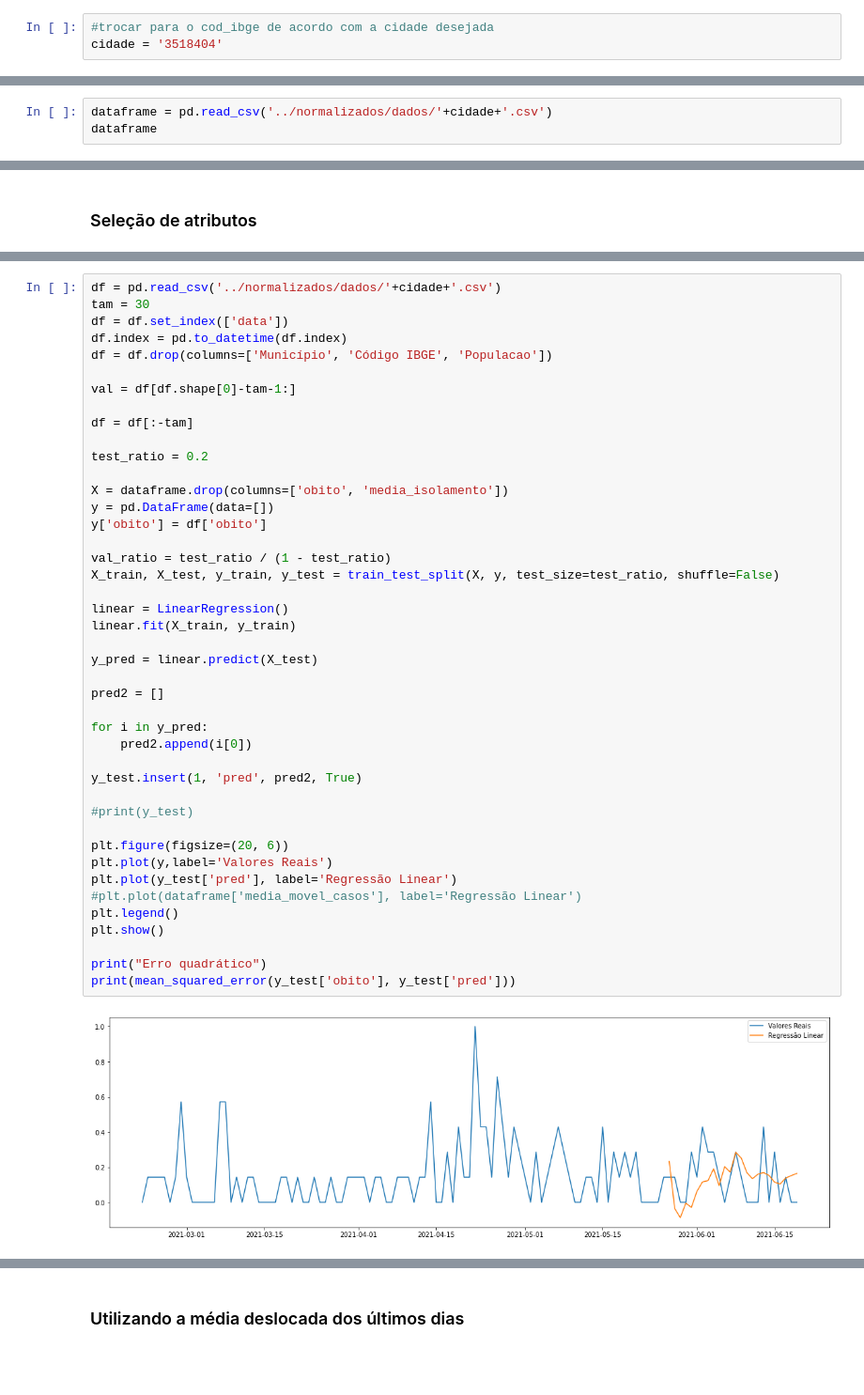
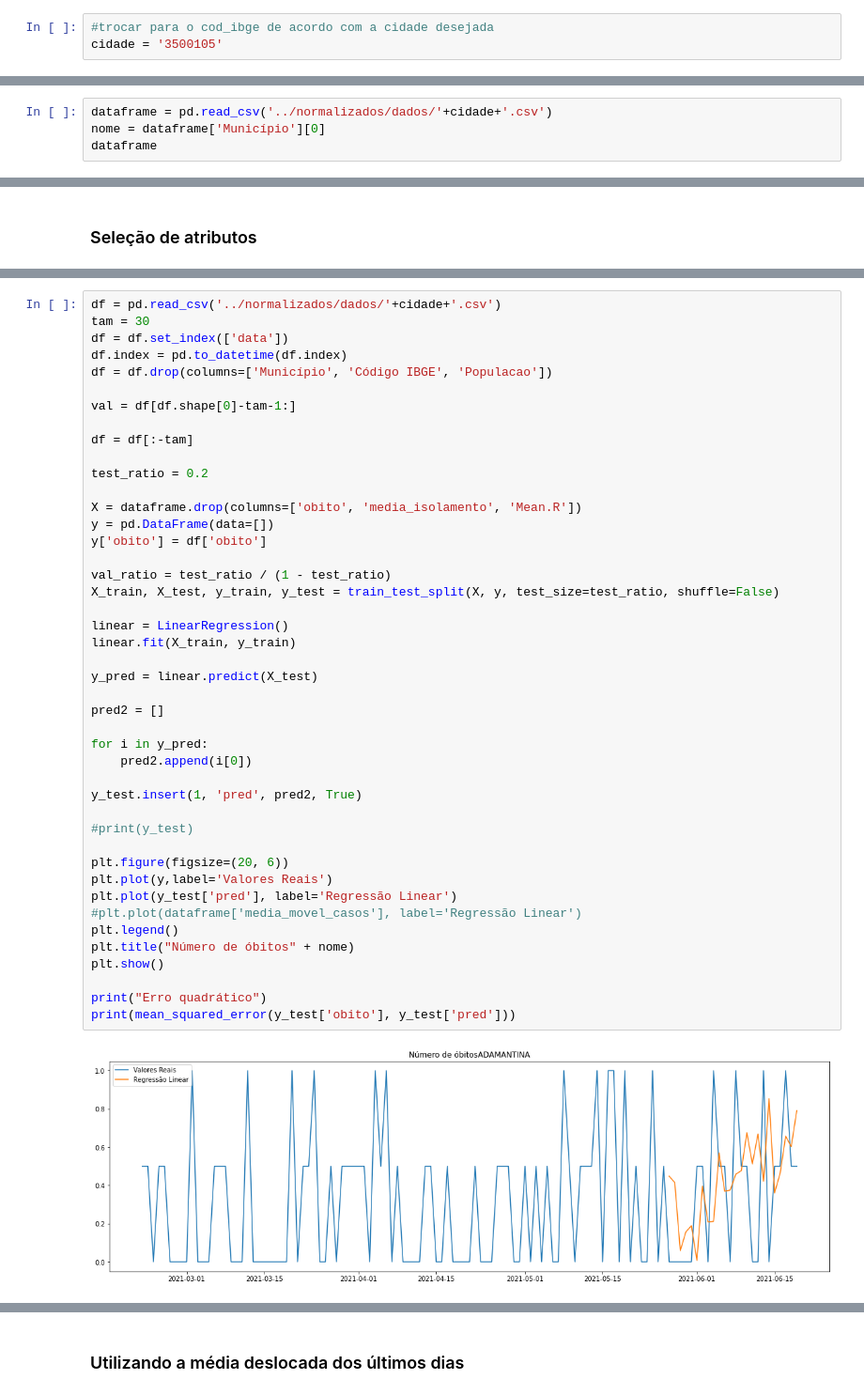
Before and after one commit to CamiloMaiaPires/ProjetoFinal_IA, a Jupyter notebook: Analise_modelos/Regressao.ipynb, the cells around one changed output, grey strips where cells are left out. Shown: that part at 94% size. Saved outputs shown, nothing was run; the diff lists cells and outputs as text; blank space fills up the shorter version.

```diff
--- a/Analise_modelos/Regressao.ipynb
+++ b/Analise_modelos/Regressao.ipynb
@@ -23,11 +23,12 @@ def daterange(start_date, end_date):
 ## Exemplo com Adamantina
 # %%
 #trocar para o cod_ibge de acordo com a cidade desejada
-cidade = '3518404'
+cidade = '3500105'
 # %% [markdown]
 ### Modelo para Casos
 # %%
 dataframe = pd.read_csv('../normalizados/dados/'+cidade+'.csv')
+nome = dataframe['Município'][0]
 dataframe
 # %% [output]
 |  | Unnamed: 0 | Município | Código IBGE | Populacao | Total 1ª Dose | Total 2ª Dose | Total Unica | ... |
@@ -346,36 +353,37 @@ df = df[:-tam]
 
 test_ratio = 0.2
 
-X = dataframe.drop(columns=['obito', 'media_isolamento'])
+X = dataframe.drop(columns=['obito', 'media_isolamento', 'Mean.R'])
 y = pd.DataFrame(data=[])
 y['obito'] = df['obito']
 
 val_ratio = test_ratio / (1 - test_ratio)
 X_train, X_test, y_train, y_test = train_test_split(X, y, test_size=test_ratio, shuffle=False)
 
 linear = LinearRegression()
 linear.fit(X_train, y_train)
 
 y_pred = linear.predict(X_test)
 
 pred2 = []
 
 for i in y_pred:
     pred2.append(i[0])
 
 y_test.insert(1, 'pred', pred2, True)
 
 #print(y_test)
 
 plt.figure(figsize=(20, 6))
 plt.plot(y,label='Valores Reais')
 plt.plot(y_test['pred'], label='Regressão Linear')
 #plt.plot(dataframe['media_movel_casos'], label='Regressão Linear')
 plt.legend()
+plt.title("Número de óbitos" + nome)
 plt.show()
 
 print("Erro quadrático")
 print(mean_squared_error(y_test['obito'], y_test['pred']))
 # %% [output]
-[figure, old version]
+[figure, new version]
 Erro quadrático
```
Also changed, not shown: parts of 13 cells of this notebook.
